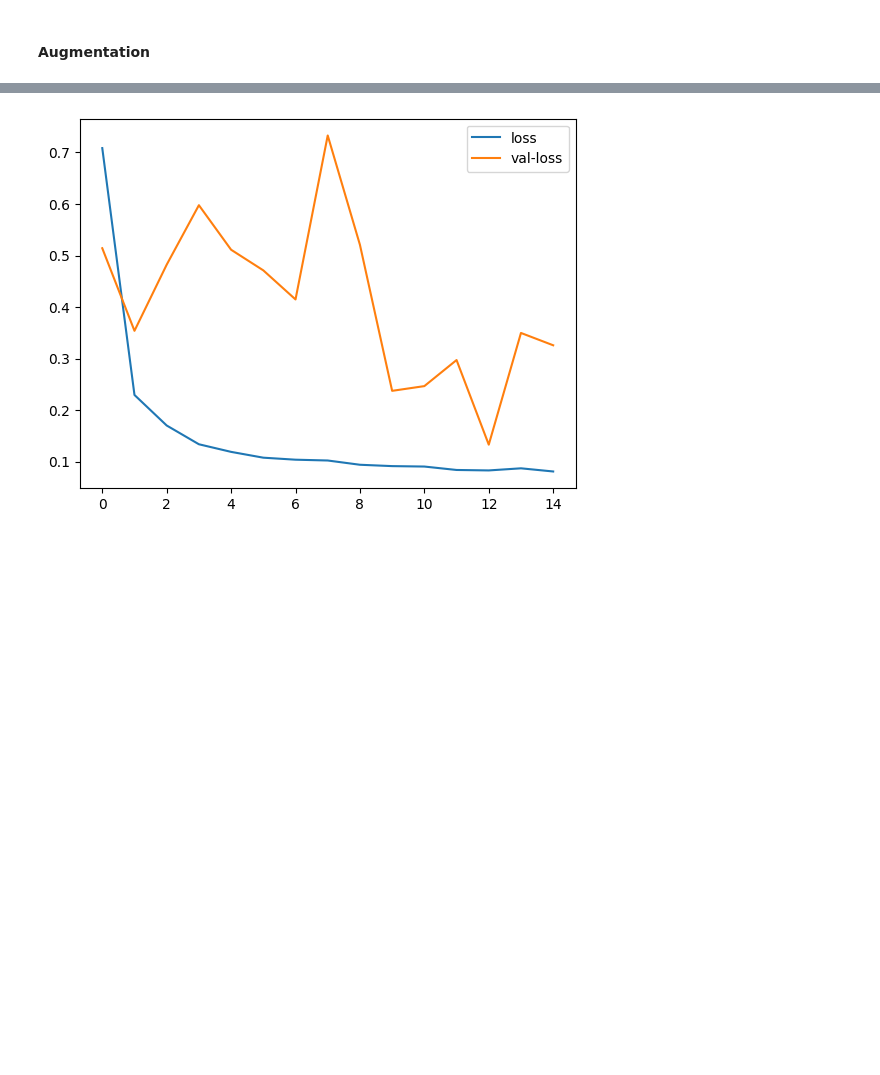
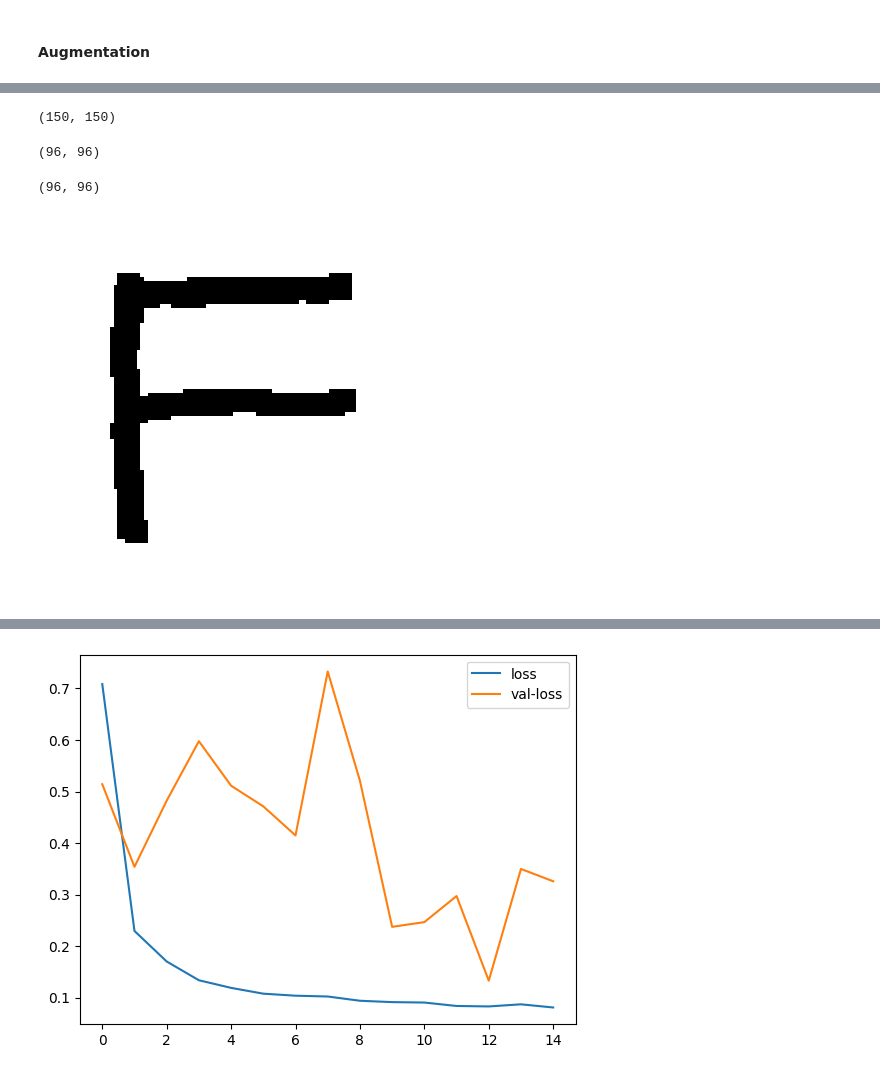
Before and after one commit to GeorgiPachov/digital-image-proc, a Jupyter notebook: nn-2.ipynb, the cells around one changed output, grey strips where cells are left out. Drawn from its saved outputs; the diff is of its cells as text; code cells hidden in the pictures; blank space fills up the shorter version.

```diff
--- a/nn-2.ipynb
+++ b/nn-2.ipynb
@@ -539,0 +534,58 @@ Total images for training:  17463
+# %%
+# test set
+padding = 20
+val_images = []
+val_classes = []
+results = {}
+tests = {'btv.png': 'BTV',
+         'multiline.mpng': 'FMI\nIMAGE\nPROCESSING',
+         'multiline-2.mpng': 'TACTICAL\nDIGITAL',
+         'mazalo.mpng': 'TOTAL SHTETA\nLESHTA BOB\nMAZZALLO',
+        'team.png': 'TEAM',
+        'fmi.png': 'FMI',
+        'digital.png': 'DIGITAL',
+        'tactical.png': 'TACTICAL',
+        'ocr.png': 'OCR',
+        'test.png': 'TEST',
+        'nova.png': 'NOVA',
+        'image.png': 'IMAGE',
+        'processing.png': 'PROCESSING',
+        'trt1.png': 'TEXT\nRECOGNITION\nPROGRAM\nTEXT',
+         'vasko.png': 'VASKO THE\nFROG'
+        }
+
+for t, label in tests.items():
+    char_count = 0
+    for line in pipeline_2(t):
+        for word in line:
+            for c in word:
+                cropped_char = c[0]
+                pad_image = np.ones((cropped_char.shape[0] + 2*padding, cropped_char.shape[1] + 2*padding)) * 255
+                pad_image[padding:padding + cropped_char.shape[0], padding:cropped_char.shape[1] + padding] = cropped_char
+
+                letter_img_res = bin(resize(pad_image, (size, size)))//255
+                val_images.append(letter_img_res)
+
+                l = f'{label[char_count]}{label[char_count].upper()}'
+                clazz = classes_fmap[l]
+                val_classes.append(clazz)
+                char_count+=1
+            char_count+=1 # space should be counted as character
+
+val_images = np.stack(val_images)
+val_classes = np.array(val_classes)
+len(val_images), len(val_classes)
+# %% [output]
+(150, 150)
+# %%
+val_images[0].shape
+# %% [output]
+(96, 96)
+# %%
+train_images_augmented[0].shape
+# %% [output]
+(96, 96)
+# %%
+show(val_images[3])
+# %% [output]
+[figure, added]
```
Also changed, not shown: parts of 5 cells of this notebook.
